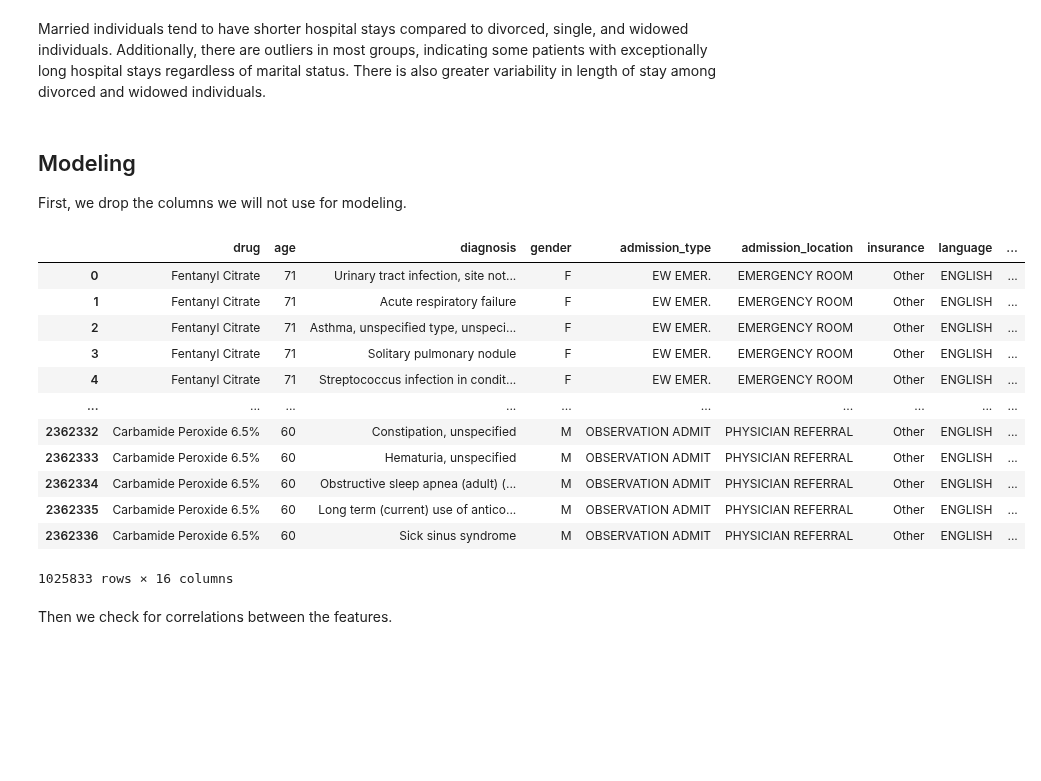
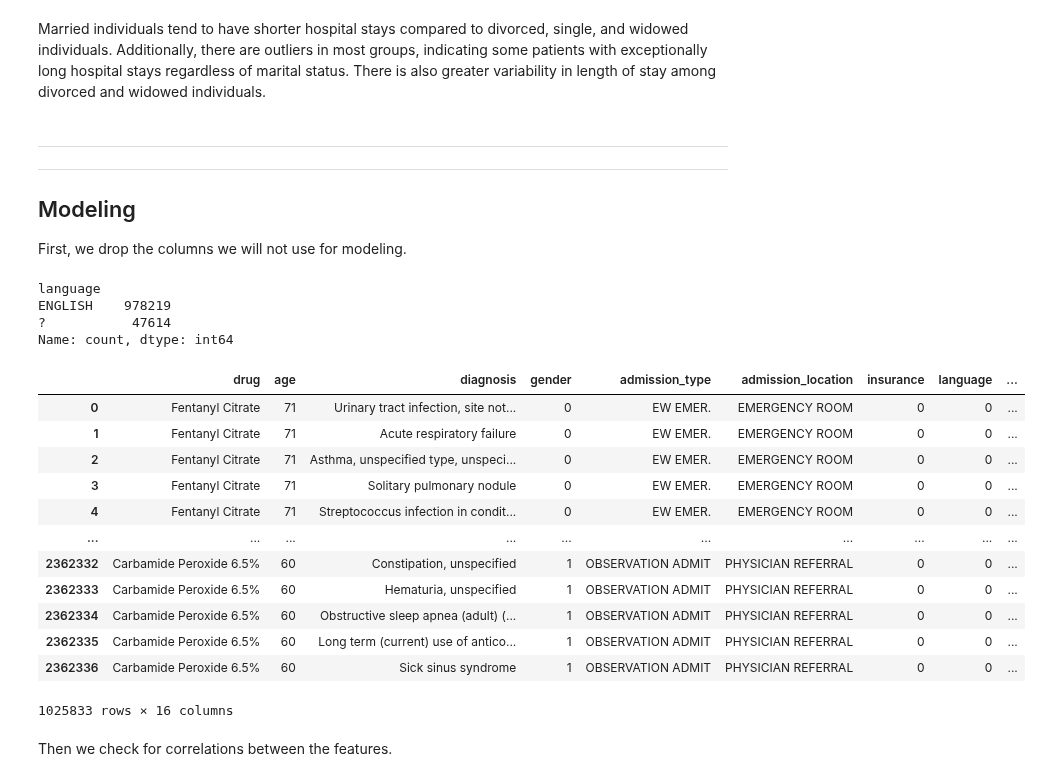
Before and after one commit to bizzfuzz/CHOP-comprehensive-hospital-outcome-prediction-system, a Jupyter notebook: CHOP.ipynb, the cells around one changed output. Drawn from its saved outputs; the diff is of its cells as text; code cells hidden in the pictures; blank space fills up the shorter version.

```diff
--- a/CHOP.ipynb
+++ b/CHOP.ipynb
@@ -638,37 +638,55 @@ plt.show()
 # %% [markdown]
 Married individuals tend to have shorter hospital stays compared to divorced, single, and widowed individuals. Additionally, there are outliers in most groups, indicating some patients with exceptionally long hospital stays regardless of marital status. There is also greater variability in length of stay among divorced and widowed individuals.
 # %% [markdown]
+---
+---
 ## Modeling
 
 First, we drop the columns we will not use for modeling.
+# %%
+model_df.language.value_counts()
+# %% [output]
+language
+ENGLISH    978219
+?           47614
+Name: count, dtype: int64
 # %%
 model_df = cleaned_data.copy()
 df_helper.drop_columns(
     model_df,[
         "subject_id",
         "hadm_id",
         "drug_type",
         "admittime",
         "dischtime",
 ])
 #convert died column to numeric
 model_df.died = model_df.died.astype(int)
 #convert bmi column to numeric
 model_df.bmi = model_df.bmi.astype(float)
+#encode gender column to numeric
+model_df.gender = model_df.gender.map({'M': 1, 'F': 0})
+#encode marital status column to numeric
+model_df.marital_status = model_df.marital_status.map({'MARRIED': 1, 'SINGLE': 0, 'DIVORCED': 2, 'WIDOWED': 3})
+#encode insurance column to numeric
+model_df.insurance = model_df.insurance.map({'Other': 0, 'Medicare': 1, 'Medicaid': 2})
+#encode language column to numeric
+model_df.language = model_df.language.map({'ENGLISH': 0, '?': 1})
+
 model_df
 # %% [output]
 |  | drug | age | diagnosis | gender | admission_type | admission_location | insurance | language | ... |
-| 0 | Fentanyl Citrate | 71 | Urinary tract infection, site not... | F | EW EMER. | EMERGENCY ROOM | Other | ENGLISH | ... |
-| 1 | Fentanyl Citrate | 71 | Acute respiratory failure | F | EW EMER. | EMERGENCY ROOM | Other | ENGLISH | ... |
-| 2 | Fentanyl Citrate | 71 | Asthma, unspecified type, unspeci... | F | EW EMER. | EMERGENCY ROOM | Other | ENGLISH | ... |
-| 3 | Fentanyl Citrate | 71 | Solitary pulmonary nodule | F | EW EMER. | EMERGENCY ROOM | Other | ENGLISH | ... |
-| 4 | Fentanyl Citrate | 71 | Streptococcus infection in condit... | F | EW EMER. | EMERGENCY ROOM | Other | ENGLISH | ... |
+| 0 | Fentanyl Citrate | 71 | Urinary tract infection, site not... | 0 | EW EMER. | EMERGENCY ROOM | 0 | 0 | ... |
+| 1 | Fentanyl Citrate | 71 | Acute respiratory failure | 0 | EW EMER. | EMERGENCY ROOM | 0 | 0 | ... |
+| 2 | Fentanyl Citrate | 71 | Asthma, unspecified type, unspeci... | 0 | EW EMER. | EMERGENCY ROOM | 0 | 0 | ... |
+| 3 | Fentanyl Citrate | 71 | Solitary pulmonary nodule | 0 | EW EMER. | EMERGENCY ROOM | 0 | 0 | ... |
+| 4 | Fentanyl Citrate | 71 | Streptococcus infection in condit... | 0 | EW EMER. | EMERGENCY ROOM | 0 | 0 | ... |
 | ... | ... | ... | ... | ... | ... | ... | ... | ... | ... |
-| 2362332 | Carbamide Peroxide 6.5% | 60 | Constipation, unspecified | M | OBSERVATION ADMIT | PHYSICIAN REFERRAL | Other | ENGLISH | ... |
-| 2362333 | Carbamide Peroxide 6.5% | 60 | Hematuria, unspecified | M | OBSERVATION ADMIT | PHYSICIAN REFERRAL | Other | ENGLISH | ... |
-| 2362334 | Carbamide Peroxide 6.5% | 60 | Obstructive sleep apnea (adult) (... | M | OBSERVATION ADMIT | PHYSICIAN REFERRAL | Other | ENGLISH | ... |
-| 2362335 | Carbamide Peroxide 6.5% | 60 | Long term (current) use of antico... | M | OBSERVATION ADMIT | PHYSICIAN REFERRAL | Other | ENGLISH | ... |
-| 2362336 | Carbamide Peroxide 6.5% | 60 | Sick sinus syndrome | M | OBSERVATION ADMIT | PHYSICIAN REFERRAL | Other | ENGLISH | ... |
+| 2362332 | Carbamide Peroxide 6.5% | 60 | Constipation, unspecified | 1 | OBSERVATION ADMIT | PHYSICIAN REFERRAL | 0 | 0 | ... |
+| 2362333 | Carbamide Peroxide 6.5% | 60 | Hematuria, unspecified | 1 | OBSERVATION ADMIT | PHYSICIAN REFERRAL | 0 | 0 | ... |
+| 2362334 | Carbamide Peroxide 6.5% | 60 | Obstructive sleep apnea (adult) (... | 1 | OBSERVATION ADMIT | PHYSICIAN REFERRAL | 0 | 0 | ... |
+| 2362335 | Carbamide Peroxide 6.5% | 60 | Long term (current) use of antico... | 1 | OBSERVATION ADMIT | PHYSICIAN REFERRAL | 0 | 0 | ... |
+| 2362336 | Carbamide Peroxide 6.5% | 60 | Sick sinus syndrome | 1 | OBSERVATION ADMIT | PHYSICIAN REFERRAL | 0 | 0 | ... |
 1025833 rows × 16 columns
 # %% [markdown]
 Then we check for correlations between the features.
```
Also changed, not shown: parts of 3 cells of this notebook.
